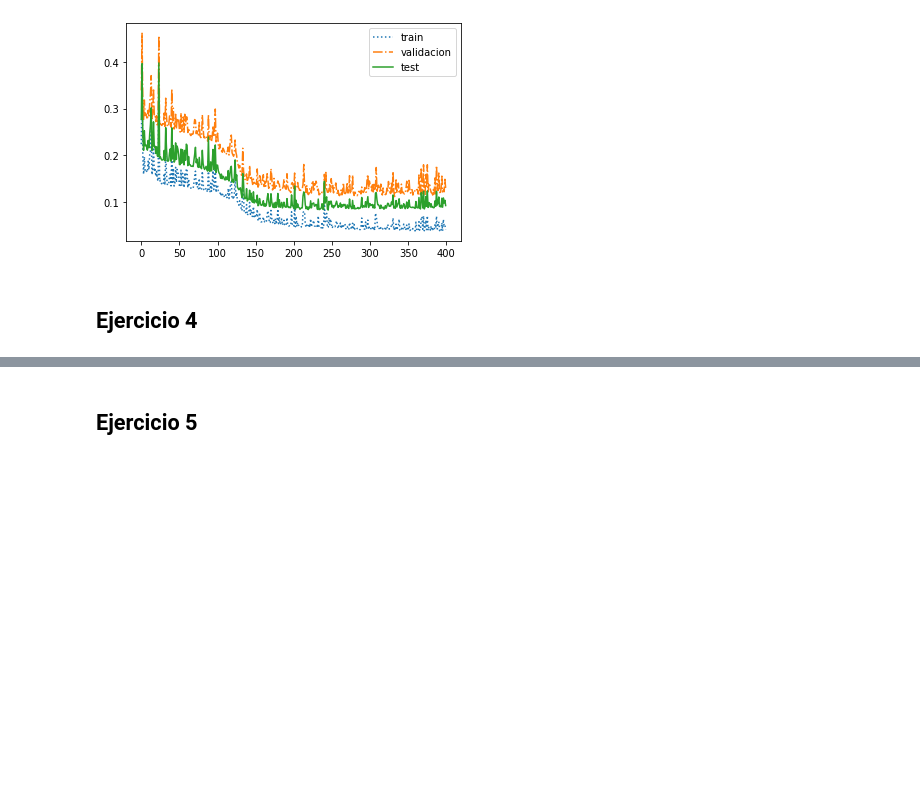
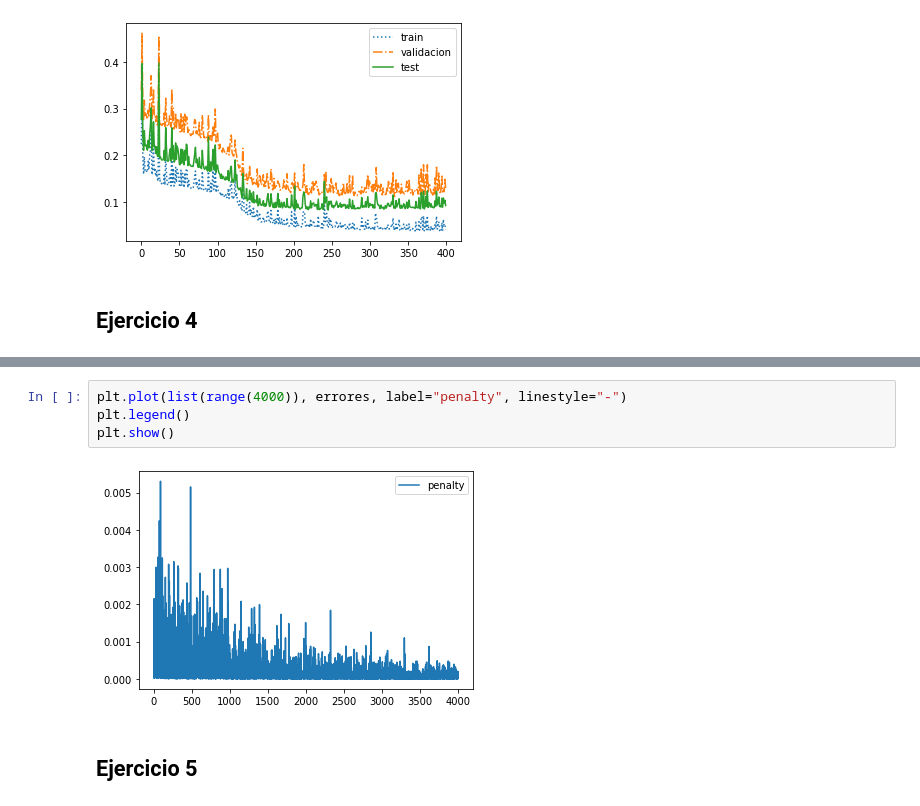
Before and after one commit to natimellino/IAA, a Jupyter notebook: TP2/ANN.ipynb, the cells around one changed output, grey strips where cells are left out. Cells and saved outputs as stored; diff of their text form; blank space fills up the shorter version.

```diff
--- a/TP2/ANN.ipynb
+++ b/TP2/ANN.ipynb
@@ -453,3 +490,9 @@ ej4()
+# %%
+plt.plot(list(range(4000)), errores, label="penalty", linestyle="-")
+plt.legend()
+plt.show()
+# %% [output]
+[figure, added]
 # %% [markdown]
 ## Ejercicio 5
 # %%
```
Also changed, not shown: parts of 5 cells of this notebook.
